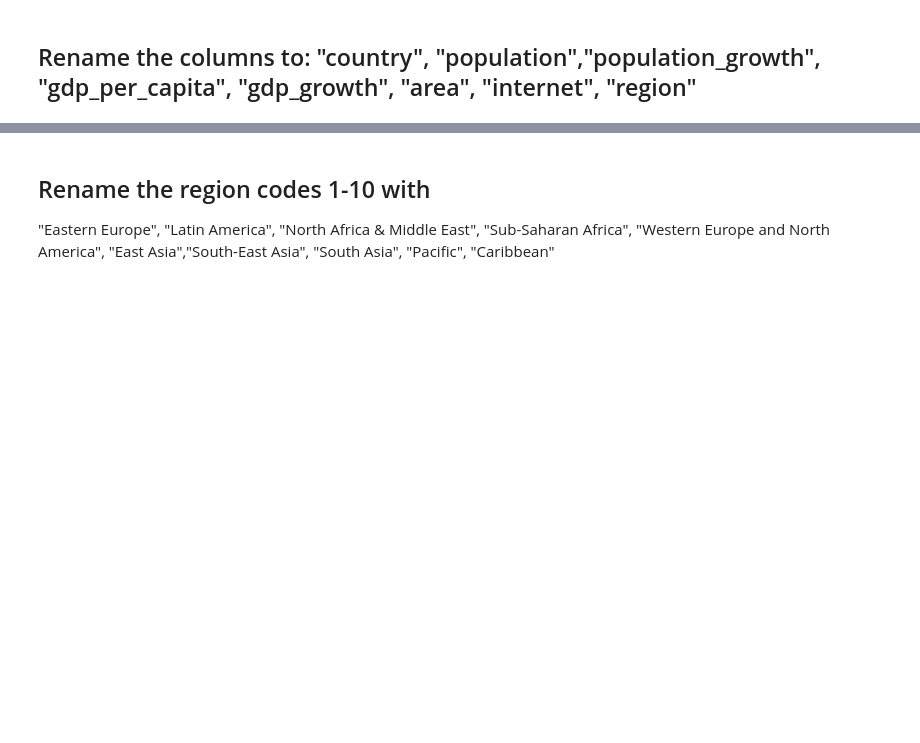
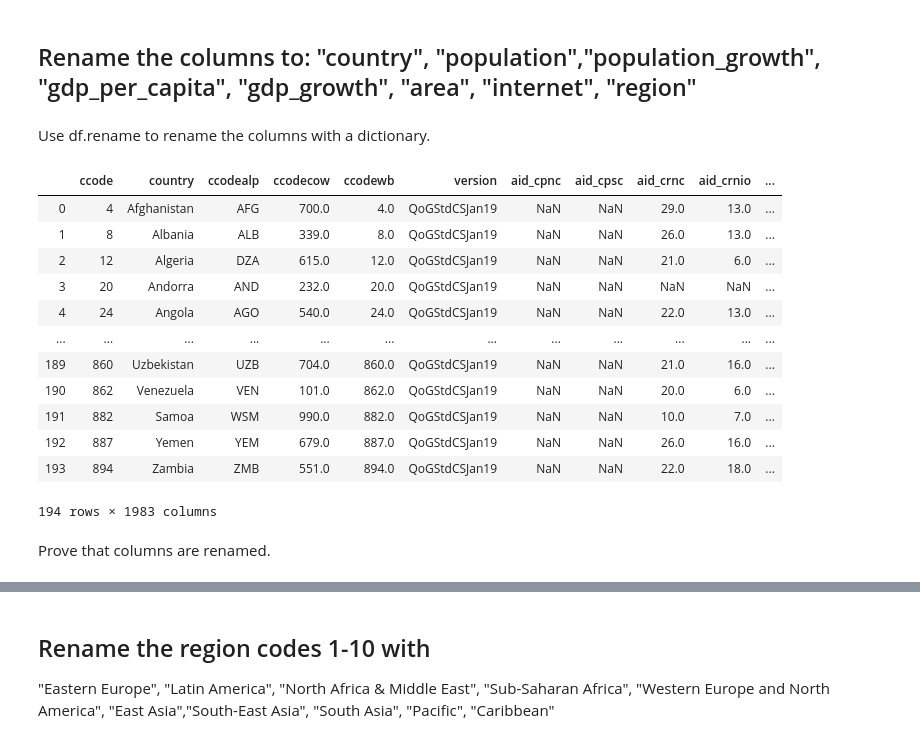
Before and after one commit to michellereiners/gesis-data-exploration, a Jupyter notebook: MR-23_data_exploration_exercise.ipynb, the cells around one changed output, grey strips where cells are left out. Drawn from its saved outputs; the diff is of its cells as text; code cells hidden in the pictures; blank space fills up the shorter version.

Commit message:
rename columns

```diff
--- a/MR-23_data_exploration_exercise.ipynb
+++ b/MR-23_data_exploration_exercise.ipynb
@@ -8,6 +8,7 @@ import pandas as pd
 
 url = "http://www.qogdata.pol.gu.se/data/qog_std_cs_jan19.csv"
 df=pd.read_csv(url)
+df=pd.DataFrame(data)
 
 print(df)
 # %% [output]
@@ -78,3 +79,23 @@ print(s_columns)
 [194 rows x 8 columns]
 # %% [markdown]
 ## Rename the columns to: "country", "population","population_growth", "gdp_per_capita", "gdp_growth", "area", "internet", "region"
+# %% [markdown]
+Use df.rename to rename the columns with a dictionary.
+# %%
+df.rename(columns={"cname" : "country", "wdi_pop" : "population", "wdi_popgr" : "population_growth", "wdi_gdpcapcur" : "gdp_per_capita", "wdi_gdpcapgr" : "gdp_growth", "wdi_area" : "area", "wdi_broadb" : "internet", "ht_region" : "region"})
+# %% [output]
+|  | ccode | country | ccodealp | ccodecow | ccodewb | version | aid_cpnc | aid_cpsc | aid_crnc | aid_crnio | ... |
+| 0 | 4 | Afghanistan | AFG | 700.0 | 4.0 | QoGStdCSJan19 | NaN | NaN | 29.0 | 13.0 | ... |
+| 1 | 8 | Albania | ALB | 339.0 | 8.0 | QoGStdCSJan19 | NaN | NaN | 26.0 | 13.0 | ... |
+| 2 | 12 | Algeria | DZA | 615.0 | 12.0 | QoGStdCSJan19 | NaN | NaN | 21.0 | 6.0 | ... |
+| 3 | 20 | Andorra | AND | 232.0 | 20.0 | QoGStdCSJan19 | NaN | NaN | NaN | NaN | ... |
+| 4 | 24 | Angola | AGO | 540.0 | 24.0 | QoGStdCSJan19 | NaN | NaN | 22.0 | 13.0 | ... |
+| ... | ... | ... | ... | ... | ... | ... | ... | ... | ... | ... | ... |
+| 189 | 860 | Uzbekistan | UZB | 704.0 | 860.0 | QoGStdCSJan19 | NaN | NaN | 21.0 | 16.0 | ... |
+| 190 | 862 | Venezuela | VEN | 101.0 | 862.0 | QoGStdCSJan19 | NaN | NaN | 20.0 | 6.0 | ... |
+| 191 | 882 | Samoa | WSM | 990.0 | 882.0 | QoGStdCSJan19 | NaN | NaN | 10.0 | 7.0 | ... |
+| 192 | 887 | Yemen | YEM | 679.0 | 887.0 | QoGStdCSJan19 | NaN | NaN | 26.0 | 16.0 | ... |
+| 193 | 894 | Zambia | ZMB | 551.0 | 894.0 | QoGStdCSJan19 | NaN | NaN | 22.0 | 18.0 | ... |
+194 rows × 1983 columns
+# %% [markdown]
+Prove that columns are renamed.
```
Also changed, not shown: parts of 3 cells of this notebook.
